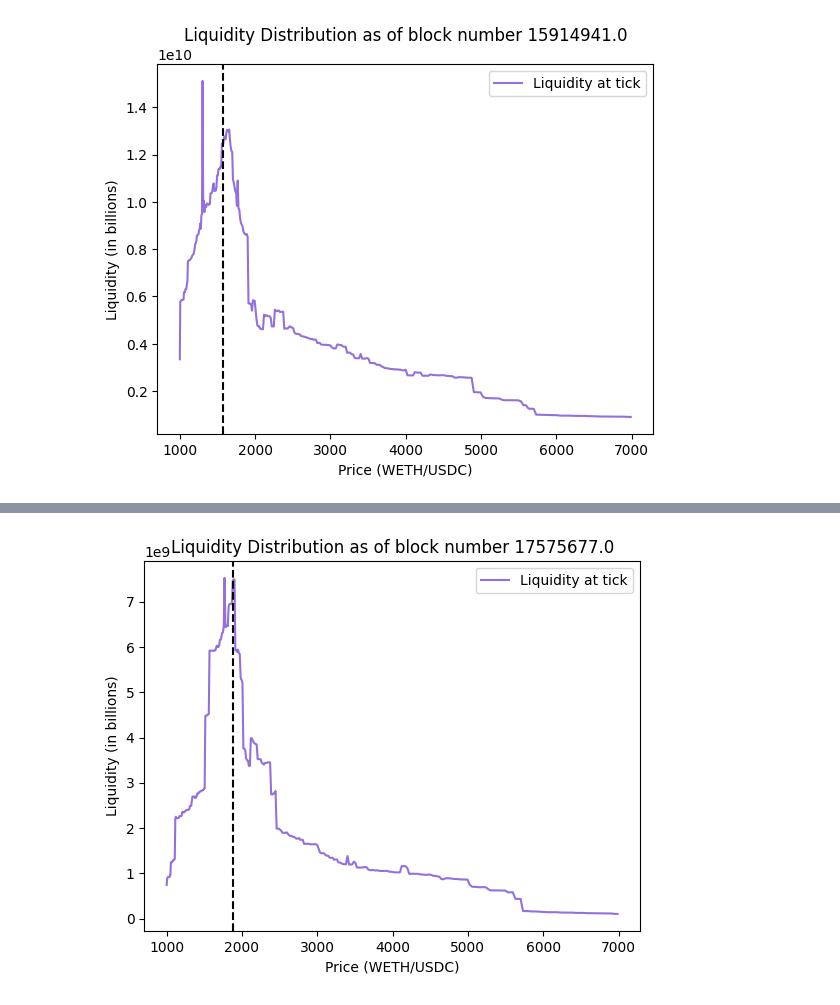
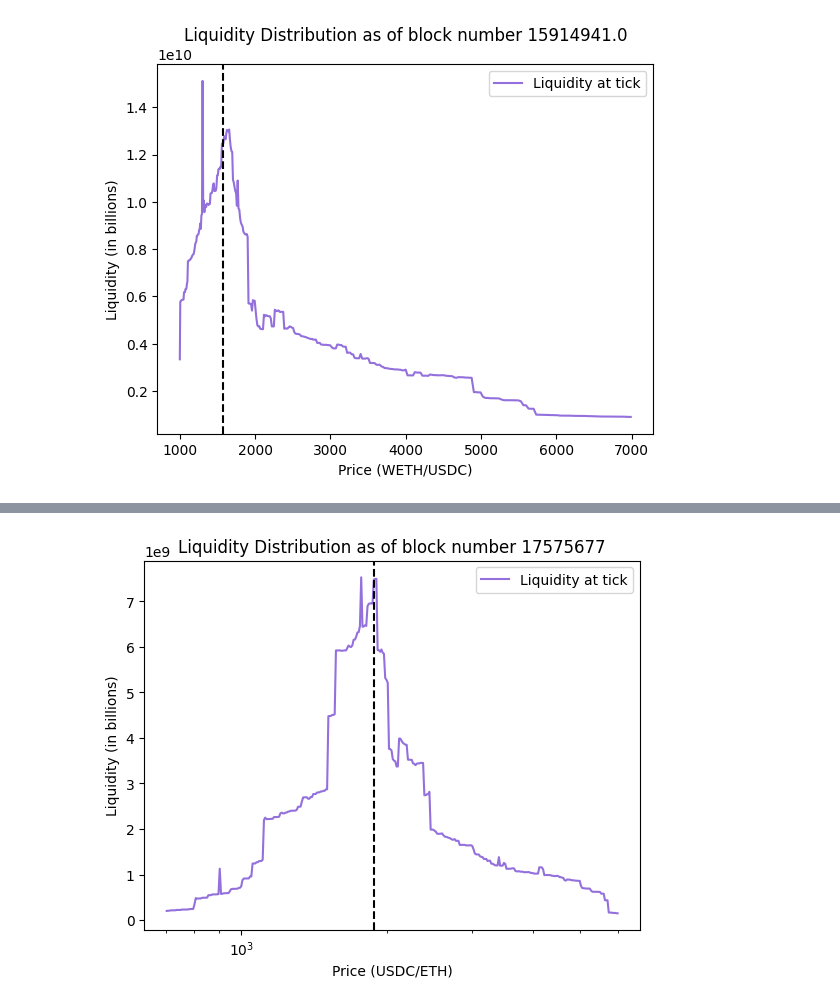
Before and after one commit to ankile/defi-measurement, a Jupyter notebook: experiments/volatility_metric.ipynb, the cells around one changed output, grey strips where cells are left out. Drawn from its saved outputs; the diff is of its cells as text; code cells hidden in the pictures.

```diff
--- a/experiments/volatility_metric.ipynb
+++ b/experiments/volatility_metric.ipynb
@@ -266,9 +266,9 @@ print(pd.Series(summ).to_string())
 # %% [markdown]
 ## Test the baseline case
 # %%
-def plot_liquidity(pool_add, block_number, transaction_index, display_price_lower, display_price_upper):
+def plot_liquidity(pool_add, block_number, transaction_index, display_price_lower, display_price_upper, initialize=False):
     as_of = block_number + transaction_index / 1e4
-    pool = v3Pool(pool_add, initialize=False, connStr=postgres_uri)
+    pool = v3Pool(pool_add, initialize=initialize, connStr=postgres_uri)
     x, y = pool.createLiq(as_of)
     x, y = np.array(x), np.array(y)
     px = pool.getPriceAt(as_of)
@@ -286,6 +286,9 @@ def plot_liquidity(pool_add, block_number, transaction_index, display_price_lowe
     ax.set_ylabel("Liquidity (in billions)")
     ax.set_xlabel("Price (USDC/ETH)")
     ax.set_title(f'Liquidity Distribution as of block number {int(as_of)}')
+
+    # Make the x-axis be logarithmic
+    ax.set_xscale('log')
 # %%
 %%time
 ########### INPUT BLOCK ###############
@@ -347,8 +350,8 @@ Wall time: 7min 38s
 pool_add              = '0x8ad599c3a0ff1de082011efddc58f1908eb6e6d8'
 block_number          = 17_575_677
 transaction_index     = 0
-display_price_lower   = 1000
-display_price_upper   = 7000
+display_price_lower   = 700
+display_price_upper   = 6000
 
 #######################################
 
@@ -360 +363 @@ Wall time: 3min 30s
-[figure, old version]
+[figure, new version]
```
Also changed, not shown: parts of 2 cells of this notebook, 6 other files.
